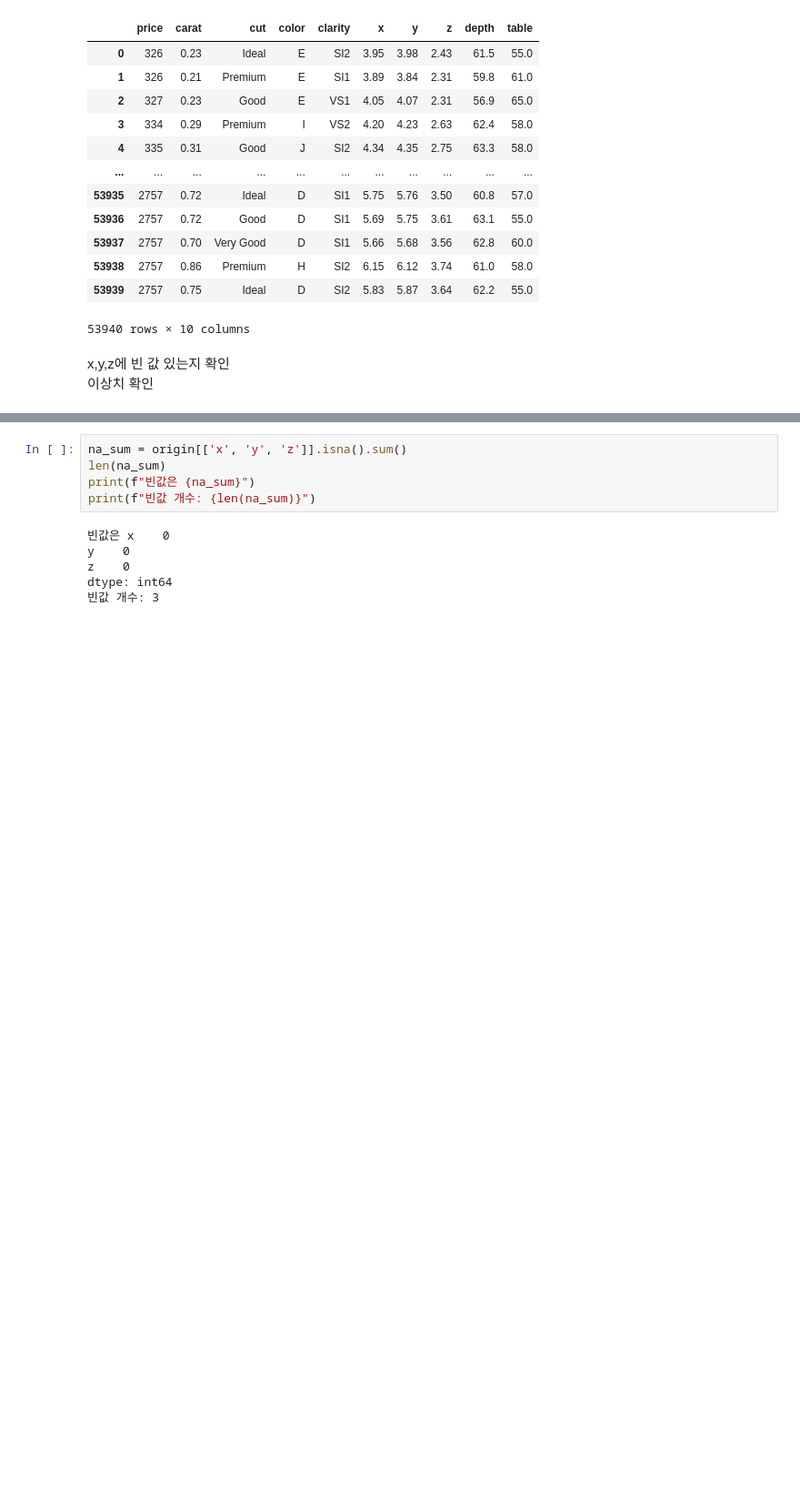
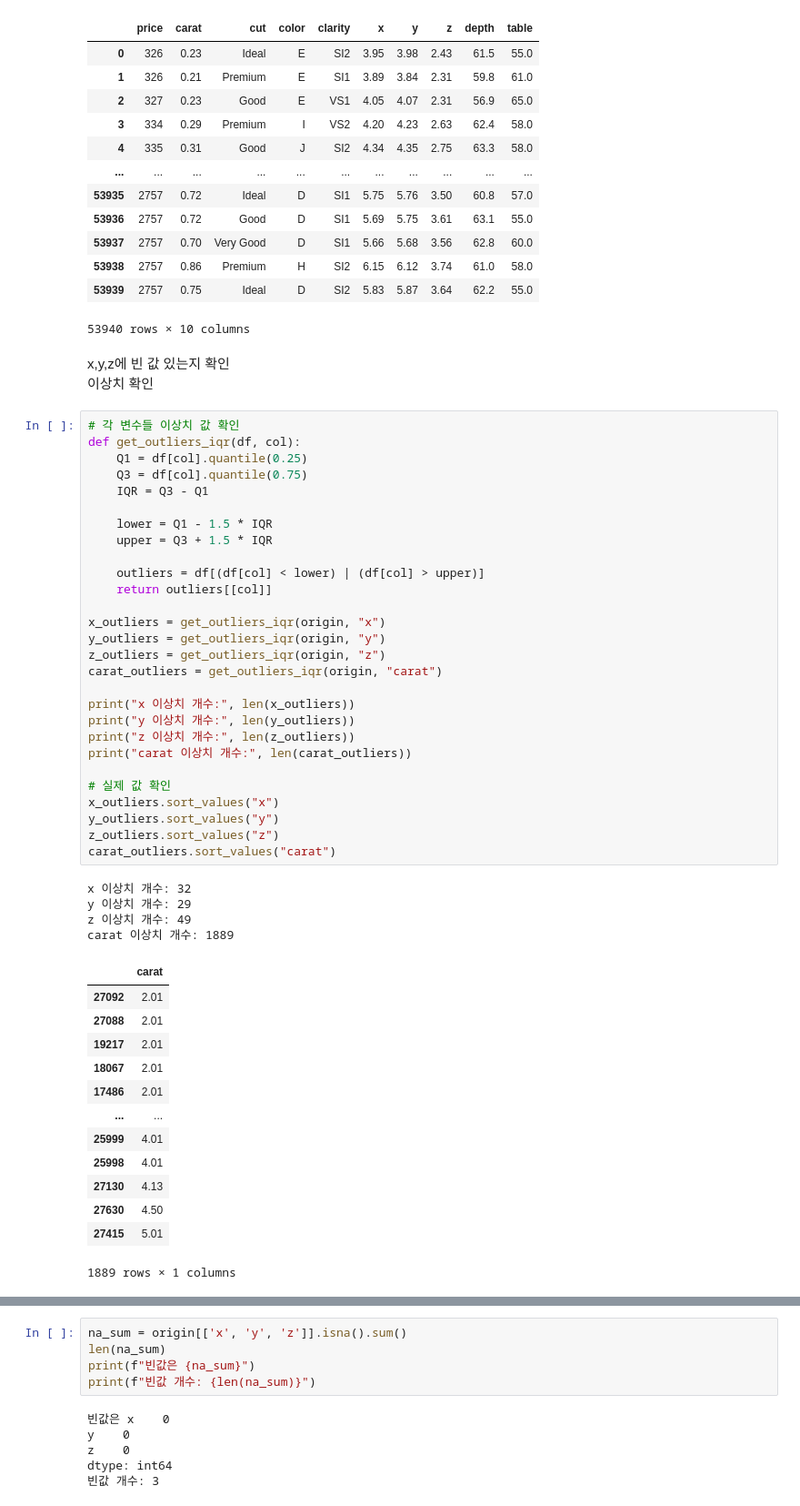
Before and after one commit to GYULLTANGURRI/main, a Jupyter notebook: 12월/251215실습/251212_Diamonds (1).ipynb, the cells around one changed output, grey strips where cells are left out. Shown: that part at 91% size. Cells and saved outputs as stored; diff of their text form; blank space fills up the shorter version.

```diff
--- a/12월/251215실습/251212_Diamonds (1).ipynb
+++ b/12월/251215실습/251212_Diamonds (1).ipynb
@@ -61,3 +61,49 @@ table    width of top of diamond relative to widest point (43--95)
 # %% [markdown]
 x,y,z에 빈 값 있는지 확인<br>
 이상치 확인
+# %%
+# 각 변수들 이상치 값 확인
+def get_outliers_iqr(df, col):
+    Q1 = df[col].quantile(0.25)
+    Q3 = df[col].quantile(0.75)
+    IQR = Q3 - Q1
+
+    lower = Q1 - 1.5 * IQR
+    upper = Q3 + 1.5 * IQR
+
+    outliers = df[(df[col] < lower) | (df[col] > upper)]
+    return outliers[[col]]
+
+x_outliers = get_outliers_iqr(origin, "x")
+y_outliers = get_outliers_iqr(origin, "y")
+z_outliers = get_outliers_iqr(origin, "z")
+carat_outliers = get_outliers_iqr(origin, "carat")
+
+print("x 이상치 개수:", len(x_outliers))
+print("y 이상치 개수:", len(y_outliers))
+print("z 이상치 개수:", len(z_outliers))
+print("carat 이상치 개수:", len(carat_outliers))
+
+# 실제 값 확인
+x_outliers.sort_values("x")
+y_outliers.sort_values("y")
+z_outliers.sort_values("z")
+carat_outliers.sort_values("carat")
+# %% [output]
+x 이상치 개수: 32
+y 이상치 개수: 29
+z 이상치 개수: 49
+carat 이상치 개수: 1889
+|  | carat |
+| 27092 | 2.01 |
+| 27088 | 2.01 |
+| 19217 | 2.01 |
+| 18067 | 2.01 |
+| 17486 | 2.01 |
+| ... | ... |
+| 25999 | 4.01 |
+| 25998 | 4.01 |
+| 27130 | 4.13 |
+| 27630 | 4.50 |
+| 27415 | 5.01 |
+1889 rows × 1 columns
```
Also changed, not shown: parts of 14 cells of this notebook, 1 other file.
